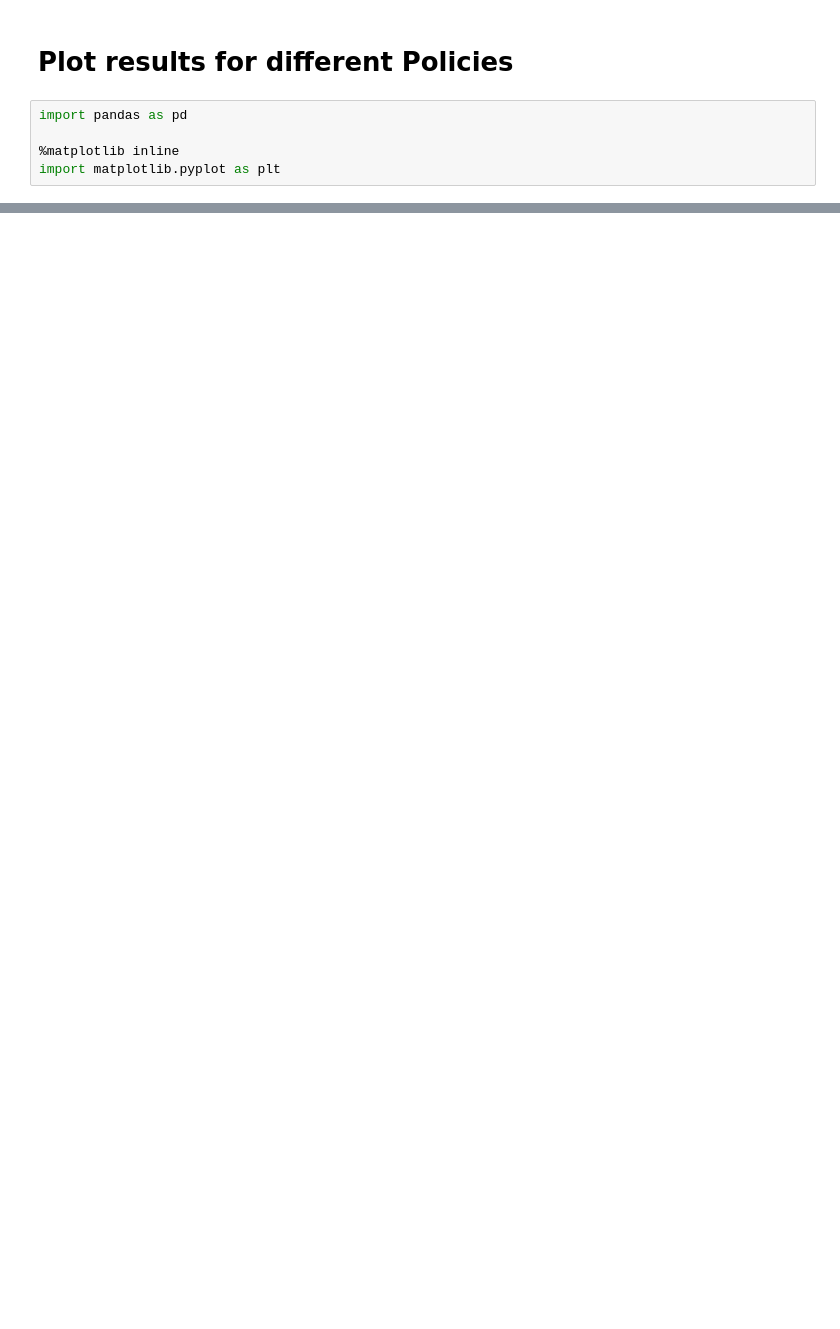
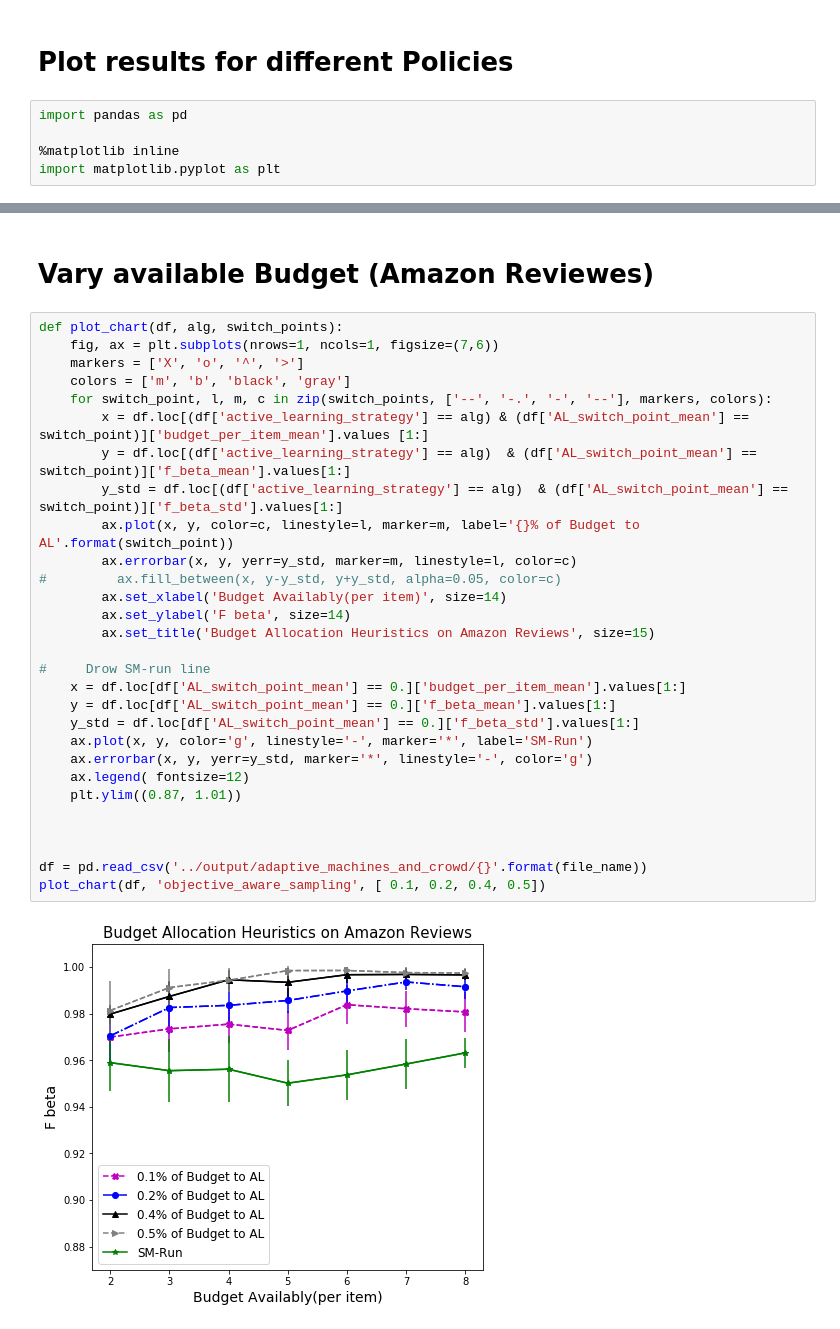
Before and after one commit to Evgeneus/Active-Hybrid-Classificatoin, a Jupyter notebook: adaptive_machine_and_crowd/notebooks/results.ipynb, the cells around one changed output, grey strips where cells are left out. Cells and saved outputs as stored; diff of their text form; blank space fills up the shorter version.

```diff
--- a/adaptive_machine_and_crowd/notebooks/results.ipynb
+++ b/adaptive_machine_and_crowd/notebooks/results.ipynb
@@ -71,0 +72,33 @@ plot(file_name, b_per_item)
+# %% [markdown]
+# Vary available Budget (Amazon Reviewes)
+# %%
+def plot_chart(df, alg, switch_points):
+    fig, ax = plt.subplots(nrows=1, ncols=1, figsize=(7,6))
+    markers = ['X', 'o', '^', '>']
+    colors = ['m', 'b', 'black', 'gray']
+    for switch_point, l, m, c in zip(switch_points, ['--', '-.', '-', '--'], markers, colors):
+        x = df.loc[(df['active_learning_strategy'] == alg) & (df['AL_switch_point_mean'] == switch_point)]['budget_per_item_mean'].values [1:]
+        y = df.loc[(df['active_learning_strategy'] == alg)  & (df['AL_switch_point_mean'] == switch_point)]['f_beta_mean'].values[1:]
+        y_std = df.loc[(df['active_learning_strategy'] == alg)  & (df['AL_switch_point_mean'] == switch_point)]['f_beta_std'].values[1:]
+        ax.plot(x, y, color=c, linestyle=l, marker=m, label='{}% of Budget to AL'.format(switch_point))
+        ax.errorbar(x, y, yerr=y_std, marker=m, linestyle=l, color=c)
+#         ax.fill_between(x, y-y_std, y+y_std, alpha=0.05, color=c)
+        ax.set_xlabel('Budget Availablу(per item)', size=14)
+        ax.set_ylabel('F beta', size=14)
+        ax.set_title('Budget Allocation Heuristics on Amazon Reviews', size=15)
+
+#     Drow SM-run line
+    x = df.loc[df['AL_switch_point_mean'] == 0.]['budget_per_item_mean'].values[1:]
+    y = df.loc[df['AL_switch_point_mean'] == 0.]['f_beta_mean'].values[1:]
+    y_std = df.loc[df['AL_switch_point_mean'] == 0.]['f_beta_std'].values[1:]
+    ax.plot(x, y, color='g', linestyle='-', marker='*', label='SM-Run')
+    ax.errorbar(x, y, yerr=y_std, marker='*', linestyle='-', color='g')
+    ax.legend( fontsize=12)
+    plt.ylim((0.87, 1.01))
+
+
+
+df = pd.read_csv('../output/adaptive_machines_and_crowd/{}'.format(file_name))
+plot_chart(df, 'objective_aware_sampling', [ 0.1, 0.2, 0.4, 0.5])
+# %% [output]
+[figure, added]
```
Also changed, not shown: parts of 5 cells of this notebook.
